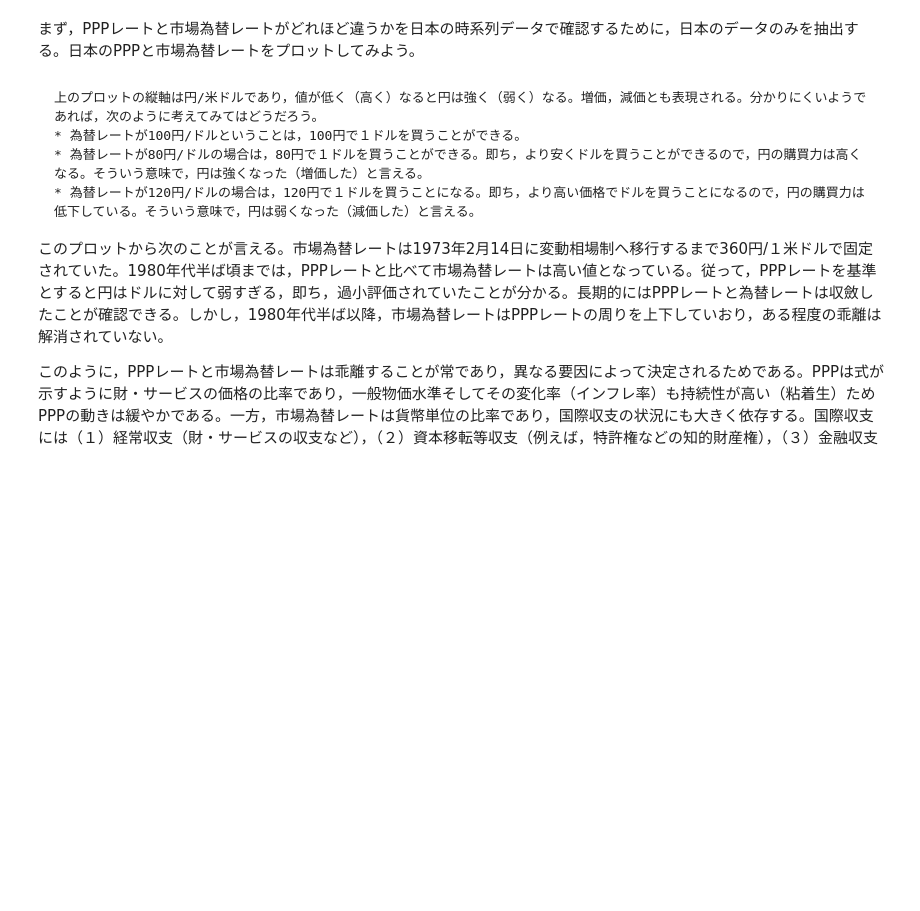
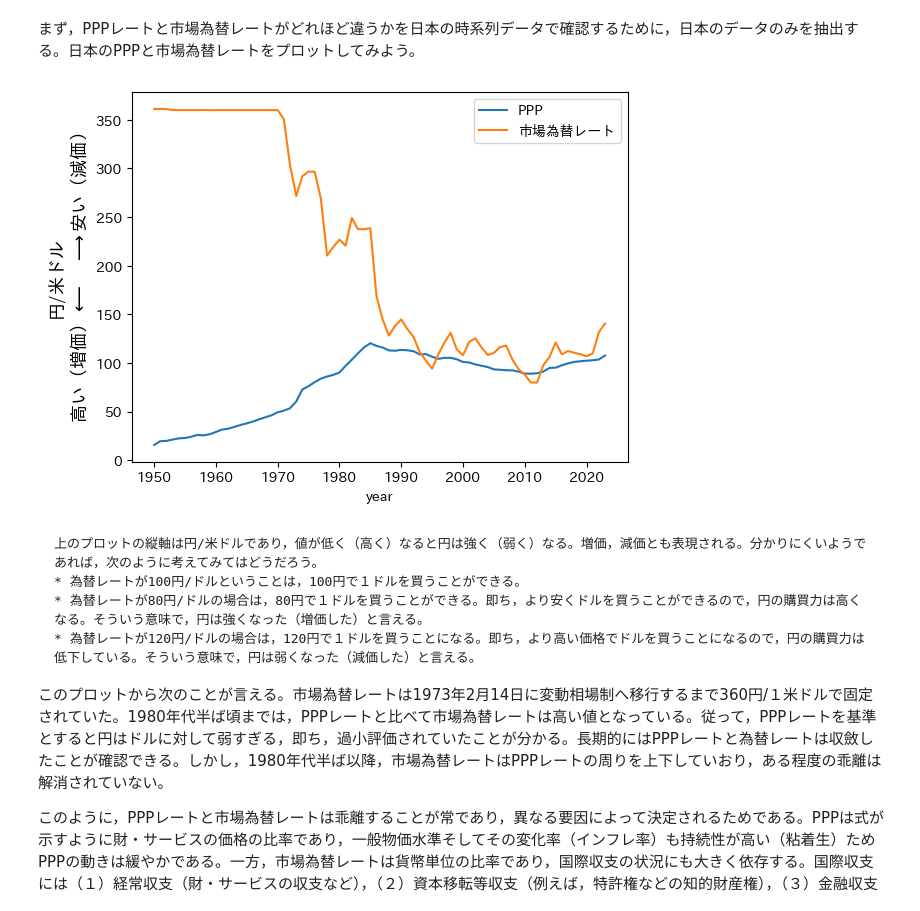
Before and after one commit to Py4Macro/py4macro.github.io, a Jupyter notebook: 19_PPP.ipynb, the cells around one changed output. Saved outputs shown, nothing was run; the diff lists cells and outputs as text; code cells hidden in the pictures; blank space fills up the shorter version.

````diff
--- a/19_PPP.ipynb
+++ b/19_PPP.ipynb
@@ -699,9 +796,11 @@ pwt['ppp'] = pwt['pl_gdpo'] * pwt['xr']
 # %%
 cond = ( pwt['countrycode']=='JPN' )
 ax = pwt.loc[cond,:].plot(x='year', y=['ppp','xr'], label=['PPP','市場為替レート'])
 ax.set_ylabel('円/米ドル\n'+
-              r'強い（増価）$\longleftarrow\quad\longrightarrow$弱い（減価）', fontsize=13)
+              r'高い（増価）$\longleftarrow\quad\longrightarrow$安い（減価）', fontsize=13)
 pass
+# %% [output]
+[figure, added]
 # %% [markdown]
 ```{note}
 上のプロットの縦軸は円/米ドルであり，値が低く（高く）なると円は強く（弱く）なる。増価，減価とも表現される。分かりにくいようであれば，次のように考えてみてはどうだろう。
````
Also changed, not shown: parts of 61 cells of this notebook.
